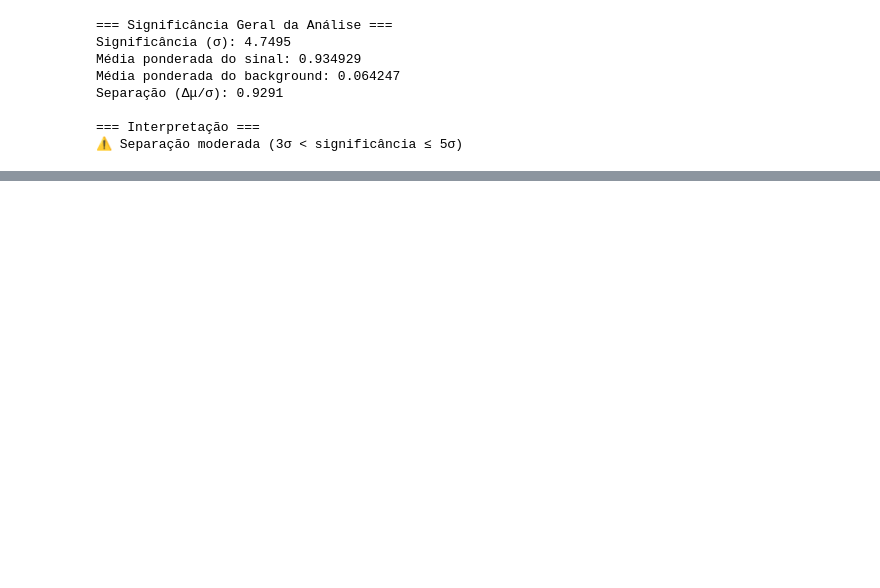
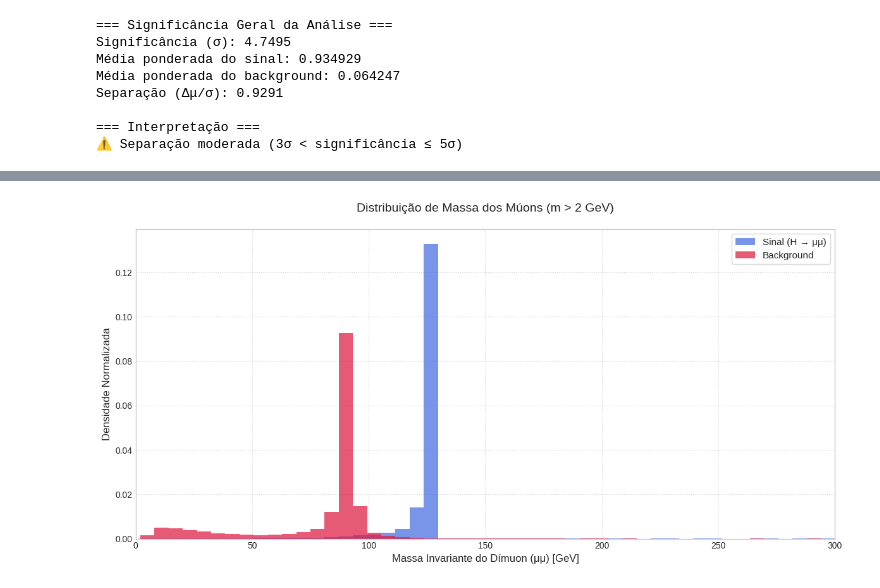
Before and after one commit to LeviPhelipe/Analise-2b2mu-2h, a Jupyter notebook: XGB_v2.ipynb, the cells around one changed output, grey strips where cells are left out. Saved outputs shown, nothing was run; the diff lists cells and outputs as text; code cells hidden in the pictures; blank space fills up the shorter version.

```diff
--- a/XGB_v2.ipynb
+++ b/XGB_v2.ipynb
@@ -965,0 +1056,47 @@ plt.show()
+# %%
+import matplotlib.pyplot as plt
+import numpy as np
+
+# Configurar o estilo com fundo branco e grid
+plt.style.use('seaborn-v0_8-whitegrid')
+
+# Aplicar corte de massa > 2 GeV
+signal_mass = signal_df[signal_df['muon_mass'] > 2]['muon_mass']
+background1_mass = background1_df[background1_df['muon_mass'] > 2]['muon_mass']
+background2_mass = background2_df[background2_df['muon_mass'] > 2]['muon_mass']
+
+# Obter os pesos correspondentes
+signal_weights = signal_df[signal_df['muon_mass'] > 2]['weight']
+background1_weights = background1_df[background1_df['muon_mass'] > 2]['weight']
+background2_weights = background2_df[background2_df['muon_mass'] > 2]['weight']
+
+# Combinar backgrounds
+background_mass = np.concatenate([background1_mass, background2_mass])
+background_weights = np.concatenate([background1_weights, background2_weights])
+
+# Configurações do histograma
+plt.figure(figsize=(12, 6))  # Largura aumentada para melhor visualização
+bins = np.linspace(2, 300, 50)  # Faixa estendida até 300 GeV
+
+# Plotar histogramas
+plt.hist(signal_mass, bins=bins, weights=signal_weights,
+         alpha=0.7, label='Sinal (H → μμ)', color='royalblue', density=True)
+plt.hist(background_mass, bins=bins, weights=background_weights,
+         alpha=0.7, label='Background', color='crimson', density=True)
+
+# Configurações do gráfico
+plt.xlabel('Massa Invariante do Dímuon (μμ) [GeV]', fontsize=12)
+plt.ylabel('Densidade Normalizada', fontsize=12)
+plt.title('Distribuição de Massa dos Múons (m > 2 GeV)', fontsize=14, pad=20)
+plt.legend(fontsize=11, frameon=True)
+plt.grid(True, linestyle=':', alpha=0.8)
+
+# Ajustar eixo X para 0-300 GeV com ticks a cada 50 GeV
+plt.xlim(0, 300)
+plt.xticks(np.arange(0, 301, 50))  # Ticks de 0 a 300 GeV em passos de 50
+
+# Ajustar layout
+plt.tight_layout()
+plt.show()
+# %% [output]
+[figure, added]
```
Also changed, not shown: parts of 26 cells of this notebook.
